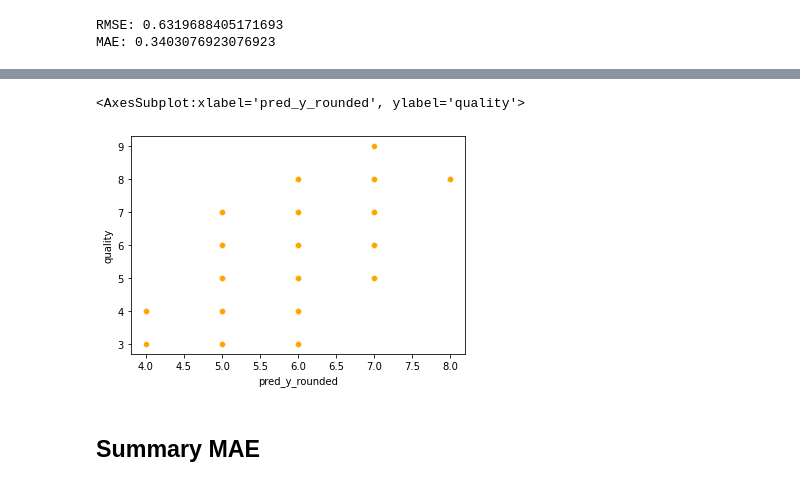
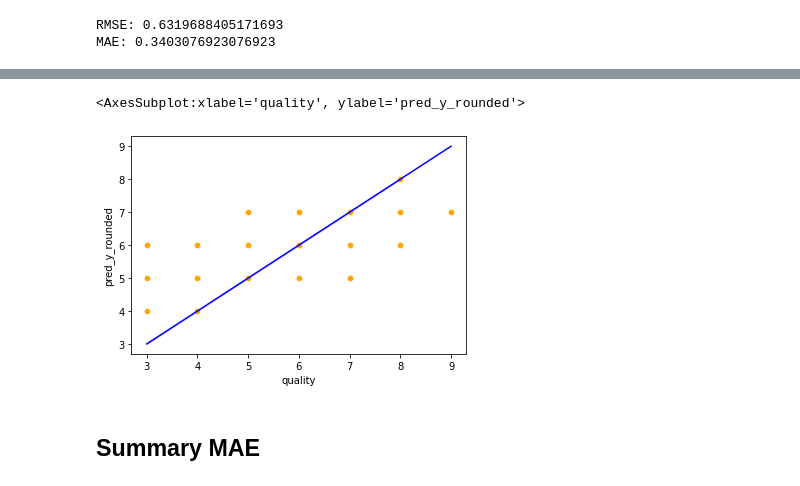
Before and after one commit to cndywu/TheYelpers2, a Jupyter notebook: Sabrina_model.ipynb, the cells around one changed output, grey strips where cells are left out. Drawn from its saved outputs; the diff is of its cells as text; code cells hidden in the pictures.

```diff
--- a/Sabrina_model.ipynb
+++ b/Sabrina_model.ipynb
@@ -341,9 +361,10 @@ MAE: 0.3403076923076923
 # %%
 pred_vs_acc = pd.concat([(pd.DataFrame(y_pred_rounded, columns=["pred_y_rounded"])), combined_test_y], axis = 1)
-sns.scatterplot(x = 'pred_y_rounded', y = 'quality', data = pred_vs_acc, color = 'orange')
+sns.scatterplot(x = 'quality', y = 'pred_y_rounded', data = pred_vs_acc, color = 'orange')
+sns.lineplot(x = 'quality', y = 'quality', data = pred_vs_acc, color = 'blue')
 # %% [output]
-<AxesSubplot:xlabel='pred_y_rounded', ylabel='quality'>
+<AxesSubplot:xlabel='quality', ylabel='pred_y_rounded'>
-[figure, old version]
+[figure, new version]
 # %% [markdown]
 ## Summary MAE
 # %%
```
Also changed, not shown: parts of 4 cells of this notebook.
